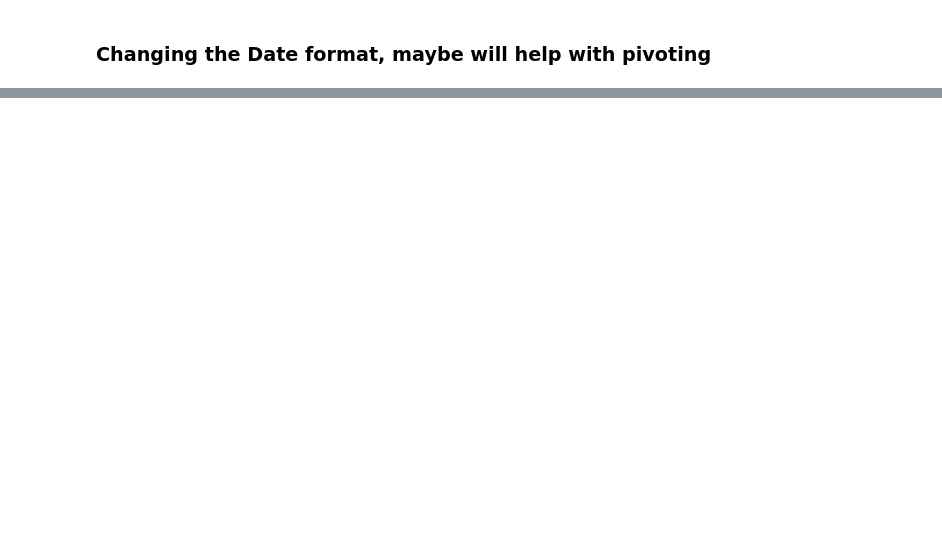
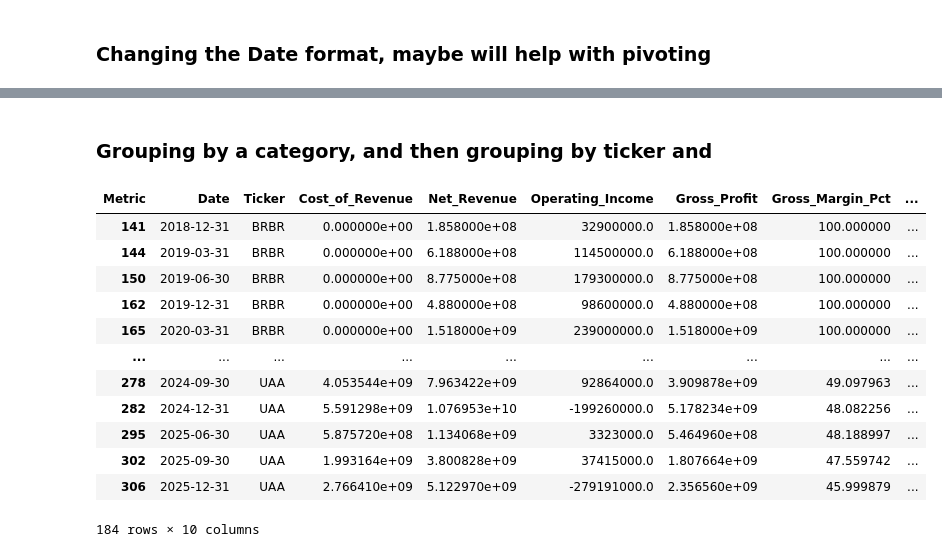
Before and after one commit to nickjung0526/Gymflation-Project, a Jupyter notebook: ProjectSEC.ipynb, the cells around one changed output, grey strips where cells are left out. Cells and saved outputs as stored; diff of their text form; code cells hidden in the pictures; blank space fills up the shorter version.

```diff
--- a/ProjectSEC.ipynb
+++ b/ProjectSEC.ipynb
@@ -194,0 +268,42 @@ SyntaxError: invalid syntax (4238376967.py, line 1)
+# %% [markdown]
+### Grouping by a category, and then grouping by ticker and
+# %%
+import plotly.express as px
+import numpy as np
+
+category_map = {
+    'LULU': 'Apparel',
+    'UAA': 'Apparel',
+    'NKE': 'Apparel',
+    'DECK': 'Apparel',
+
+    'PLNT': 'Gyms',
+    'LTH': 'Gyms',
+
+    'PTON': 'Gym Equipment',
+
+    'CELH': 'Consumables & Supplements',
+    'BRBR': 'Consumables & Supplements',
+    'GPN': 'Consumables & Supplements',
+
+    'GRMN': "Wearables"
+}
+
+df_clean["Category"] = df_clean['Ticker'].map(category_map)
+
+df_grouped = df_clean.copy()
+df_grouped
+# %% [output]
+| Metric | Date | Ticker | Cost_of_Revenue | Net_Revenue | Operating_Income | Gross_Profit | Gross_Margin_Pct | ... |
+| 141 | 2018-12-31 | BRBR | 0.000000e+00 | 1.858000e+08 | 32900000.0 | 1.858000e+08 | 100.000000 | ... |
+| 144 | 2019-03-31 | BRBR | 0.000000e+00 | 6.188000e+08 | 114500000.0 | 6.188000e+08 | 100.000000 | ... |
+| 150 | 2019-06-30 | BRBR | 0.000000e+00 | 8.775000e+08 | 179300000.0 | 8.775000e+08 | 100.000000 | ... |
+| 162 | 2019-12-31 | BRBR | 0.000000e+00 | 4.880000e+08 | 98600000.0 | 4.880000e+08 | 100.000000 | ... |
+| 165 | 2020-03-31 | BRBR | 0.000000e+00 | 1.518000e+09 | 239000000.0 | 1.518000e+09 | 100.000000 | ... |
+| ... | ... | ... | ... | ... | ... | ... | ... | ... |
+| 278 | 2024-09-30 | UAA | 4.053544e+09 | 7.963422e+09 | 92864000.0 | 3.909878e+09 | 49.097963 | ... |
+| 282 | 2024-12-31 | UAA | 5.591298e+09 | 1.076953e+10 | -199260000.0 | 5.178234e+09 | 48.082256 | ... |
+| 295 | 2025-06-30 | UAA | 5.875720e+08 | 1.134068e+09 | 3323000.0 | 5.464960e+08 | 48.188997 | ... |
+| 302 | 2025-09-30 | UAA | 1.993164e+09 | 3.800828e+09 | 37415000.0 | 1.807664e+09 | 47.559742 | ... |
+| 306 | 2025-12-31 | UAA | 2.766410e+09 | 5.122970e+09 | -279191000.0 | 2.356560e+09 | 45.999879 | ... |
+184 rows × 10 columns
```
Also changed, not shown: parts of 28 cells of this notebook.
